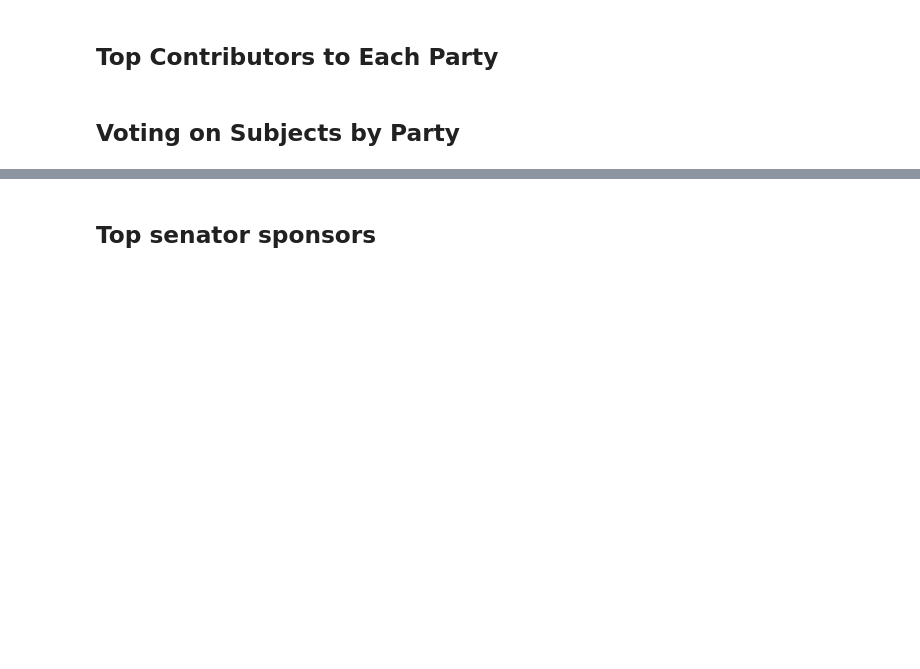
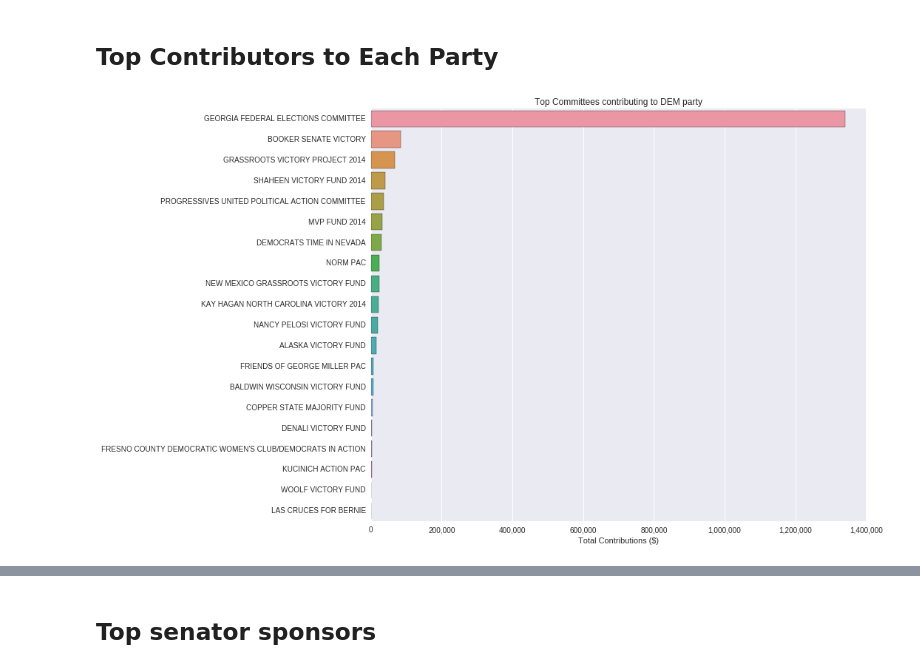
Before and after one commit to idgetto/DataScience16CTW, a Jupyter notebook: deliverable/deliverable.ipynb, the cells around one changed output, grey strips where cells are left out. Drawn from its saved outputs; the diff is of its cells as text; code cells hidden in the pictures; blank space fills up the shorter version.

Commit message:
plot top contributors by party

```diff
--- a/deliverable/deliverable.ipynb
+++ b/deliverable/deliverable.ipynb
@@ -6,6 +6,16 @@ import matplotlib.pyplot as plt
 %matplotlib inline
 import seaborn as sns; sns.set()
 import datetime
+import pandas as pd
+
+import sys
+sys.path.append('../data')
+
+import congress_db
+from setup_db import Candidate, Contribution, Committee
+from sqlalchemy import func
+
+session = congress_db.create_session()
 # %% [markdown]
 ## Party Contributions over an Election Cycle ##
 # %%
@@ -23,5 +33,35 @@ plt.show()
 ## Party sponsored legislation status (pass/fail) ##
 # %% [markdown]
 ## Top Contributors to Each Party ##
-# %% [markdown]
-## Voting on Subjects by Party ##
+# %%
+import datetime
+
+def top_contributors_by_party(party):
+    return session.query(func.sum(Contribution.tx_amount).label('total_cont'), Committee.name).\
+                filter(Contribution.tx_date > datetime.date(2012, 11, 4)).\
+                join(Committee).\
+                filter(Committee.committee_type.in_('CDEINOPQUVWXYZ')).\
+                filter(Committee.designation != 'P').\
+                join(Candidate).\
+                filter(Candidate.party == party).\
+                group_by(Contribution.committee_id).\
+                order_by('total_cont desc').\
+                all()
+
+def plot_top_contributors_by_party(party):
+    dollars, committees = zip(*top_contributors_by_party(party))
+
+    plt.figure(figsize=(12, 10))
+    sns.barplot(dollars[:20], committees[:20], ci=None)
+
+    # format for dollars
+    a = plt.gca()
+    a.get_xaxis().set_major_formatter(matplotlib.ticker.FuncFormatter(lambda x, p: format(int(x), ',')))
+
+    plt.xlabel('Total Contributions ($)')
+    plt.title('Top Committees contributing to ' + party + ' party')
+    plt.show()
+# %%
+plot_top_contributors_by_party('DEM')
+# %% [output]
+[figure, added]
```
Also changed, not shown: parts of 2 cells of this notebook.
